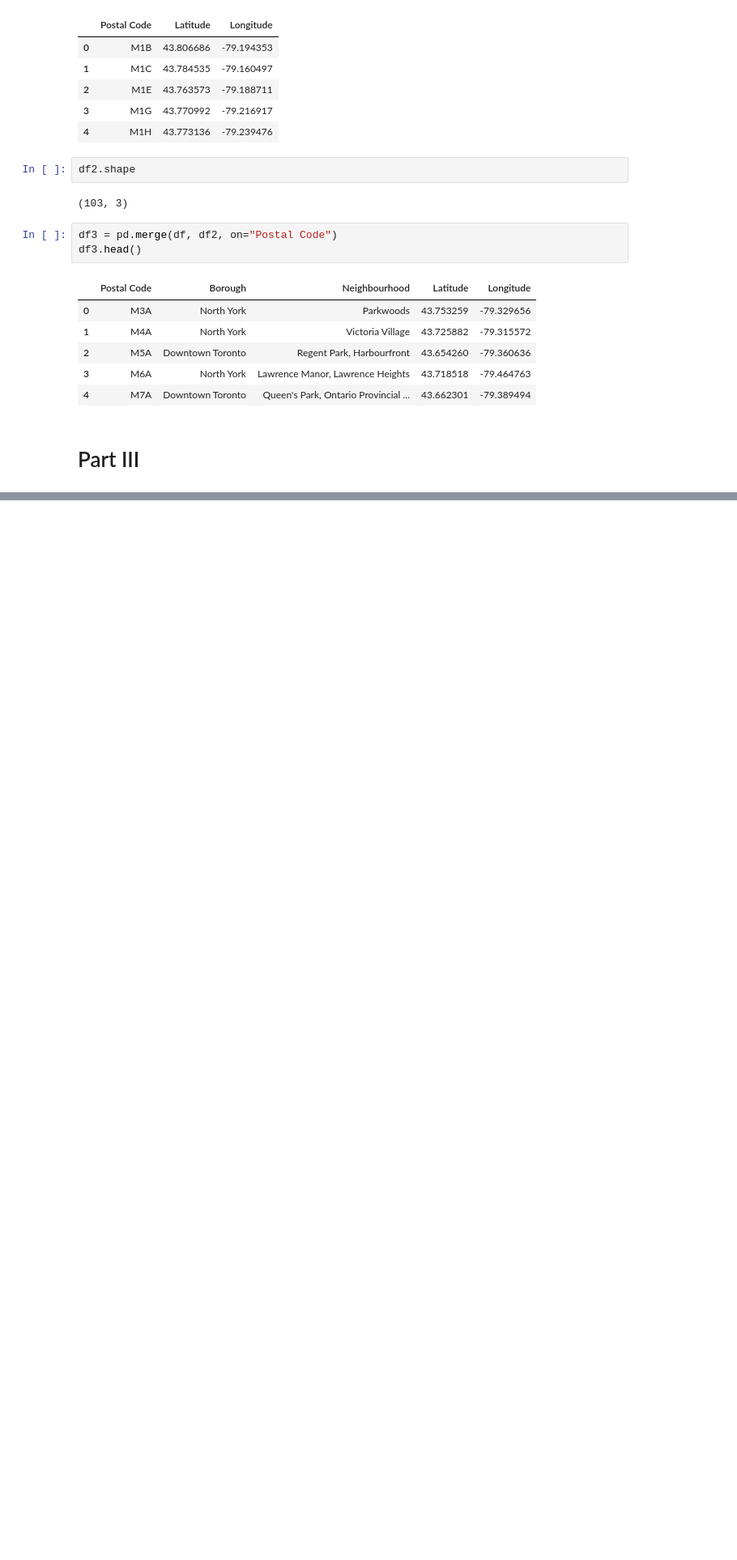
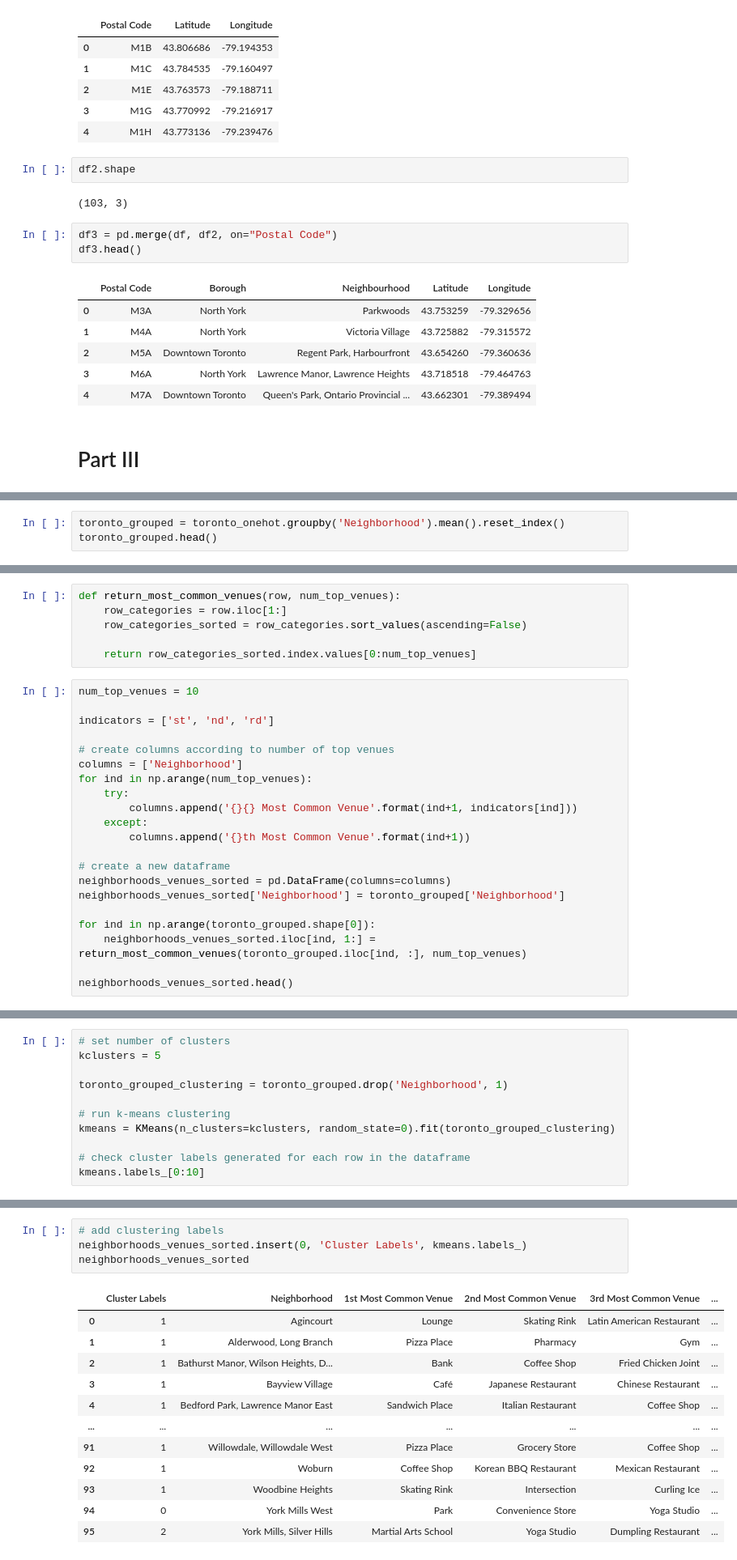
Before and after one commit to wdmhouston/CapestoneProject_PredictingLocation, a Jupyter notebook: Week 3.ipynb, the cells around one changed output, grey strips where cells are left out. Shown: that part at 81% size. Cells and saved outputs as stored; diff of their text form; blank space fills up the shorter version.

Commit message:
Published from Watson Studio.

```diff
--- a/Week 3.ipynb
+++ b/Week 3.ipynb
@@ -128,0 +241,3 @@ map
+# %%
+toronto_grouped = toronto_onehot.groupby('Neighborhood').mean().reset_index()
+toronto_grouped.head()
@@ -128,0 +252,27 @@ map
+# %%
+def return_most_common_venues(row, num_top_venues):
+    row_categories = row.iloc[1:]
+    row_categories_sorted = row_categories.sort_values(ascending=False)
+
+    return row_categories_sorted.index.values[0:num_top_venues]
+# %%
+num_top_venues = 10
+
+indicators = ['st', 'nd', 'rd']
+
+# create columns according to number of top venues
+columns = ['Neighborhood']
+for ind in np.arange(num_top_venues):
+    try:
+        columns.append('{}{} Most Common Venue'.format(ind+1, indicators[ind]))
+    except:
+        columns.append('{}th Most Common Venue'.format(ind+1))
+
+# create a new dataframe
+neighborhoods_venues_sorted = pd.DataFrame(columns=columns)
+neighborhoods_venues_sorted['Neighborhood'] = toronto_grouped['Neighborhood']
+
+for ind in np.arange(toronto_grouped.shape[0]):
+    neighborhoods_venues_sorted.iloc[ind, 1:] = return_most_common_venues(toronto_grouped.iloc[ind, :], num_top_venues)
+
+neighborhoods_venues_sorted.head()
@@ -128,0 +286,11 @@ map
+# %%
+# set number of clusters
+kclusters = 5
+
+toronto_grouped_clustering = toronto_grouped.drop('Neighborhood', 1)
+
+# run k-means clustering
+kmeans = KMeans(n_clusters=kclusters, random_state=0).fit(toronto_grouped_clustering)
+
+# check cluster labels generated for each row in the dataframe
+kmeans.labels_[0:10]
@@ -128,0 +299,17 @@ map
+# %%
+# add clustering labels
+neighborhoods_venues_sorted.insert(0, 'Cluster Labels', kmeans.labels_)
+neighborhoods_venues_sorted
+# %% [output]
+|  | Cluster Labels | Neighborhood | 1st Most Common Venue | 2nd Most Common Venue | 3rd Most Common Venue | ... |
+| 0 | 1 | Agincourt | Lounge | Skating Rink | Latin American Restaurant | ... |
+| 1 | 1 | Alderwood, Long Branch | Pizza Place | Pharmacy | Gym | ... |
+| 2 | 1 | Bathurst Manor, Wilson Heights, D... | Bank | Coffee Shop | Fried Chicken Joint | ... |
+| 3 | 1 | Bayview Village | Café | Japanese Restaurant | Chinese Restaurant | ... |
+| 4 | 1 | Bedford Park, Lawrence Manor East | Sandwich Place | Italian Restaurant | Coffee Shop | ... |
+| ... | ... | ... | ... | ... | ... | ... |
+| 91 | 1 | Willowdale, Willowdale West | Pizza Place | Grocery Store | Coffee Shop | ... |
+| 92 | 1 | Woburn | Coffee Shop | Korean BBQ Restaurant | Mexican Restaurant | ... |
+| 93 | 1 | Woodbine Heights | Skating Rink | Intersection | Curling Ice | ... |
+| 94 | 0 | York Mills West | Park | Convenience Store | Yoga Studio | ... |
+| 95 | 2 | York Mills, Silver Hills | Martial Arts School | Yoga Studio | Dumpling Restaurant | ... |
```
Also changed, not shown: parts of 16 cells of this notebook.
